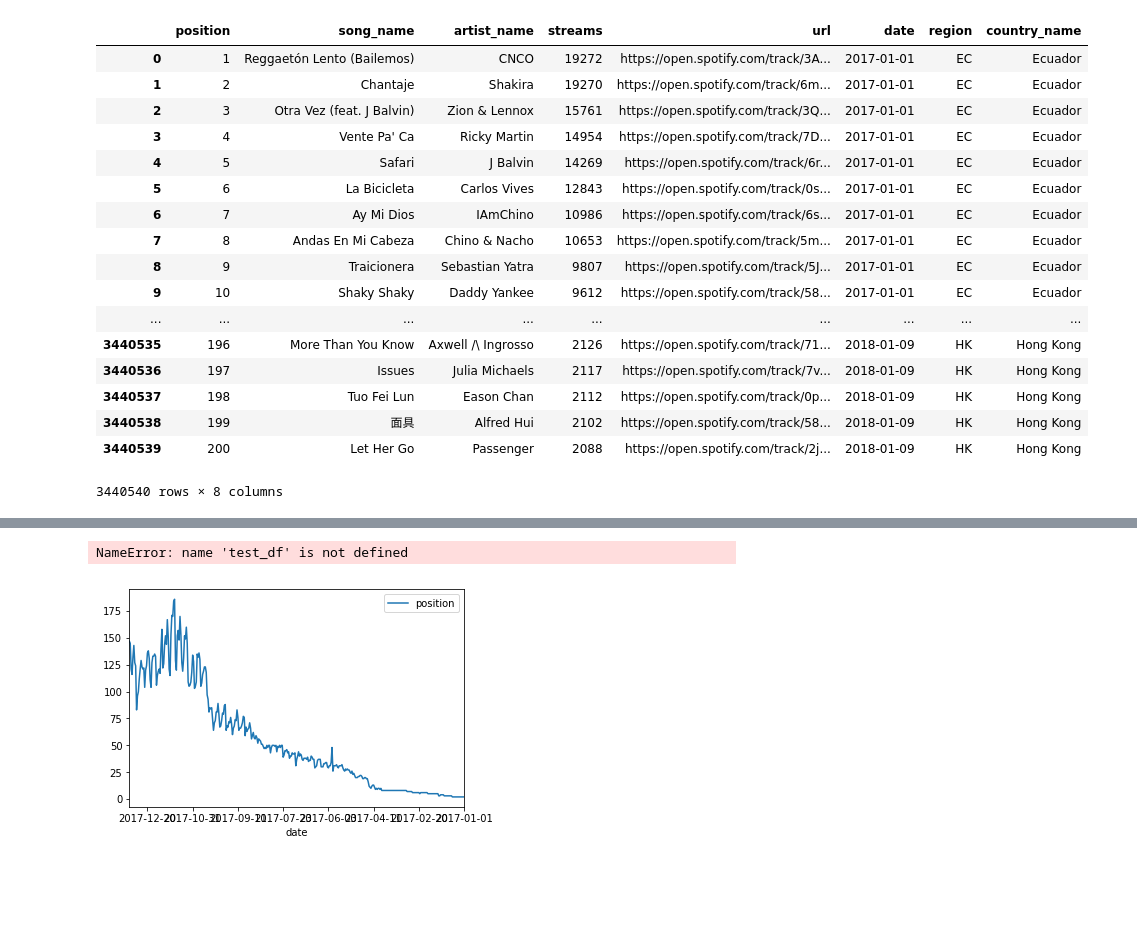
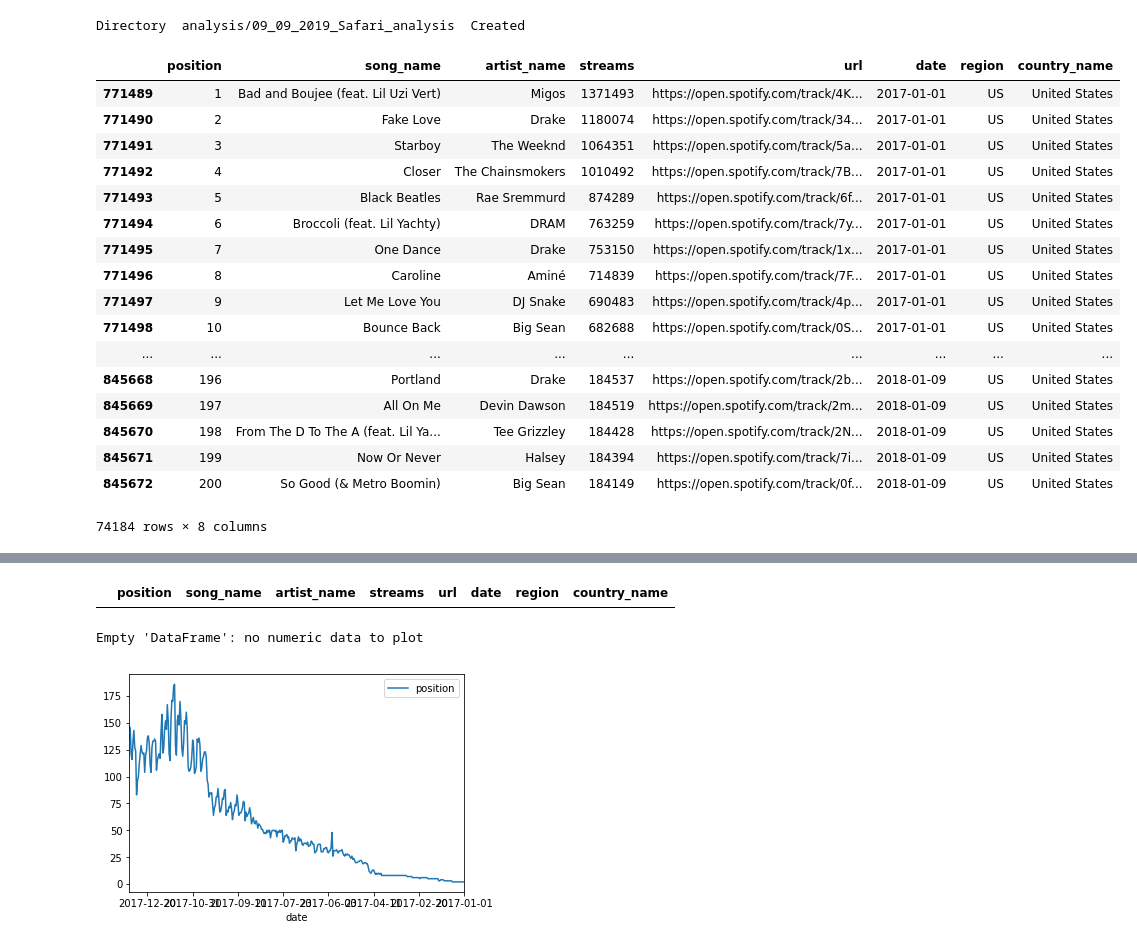
Before and after one commit to MaurizioMartin/data-analysis-pipeline, a Jupyter notebook: df.ipynb, the cells around one changed output, grey strips where cells are left out. Drawn from its saved outputs; the diff is of its cells as text; code cells hidden in the pictures; blank space fills up the shorter version.

```diff
--- a/df.ipynb
+++ b/df.ipynb
@@ -7,26 +5,39 @@ FileNotFoundError: [Errno 2] File b'output/cleaned_historic_data.csv' does not e
 # %%
 song_data_df = pd.read_csv("output/cleaned_song_data.csv")
-# %%
-historic_df
-# %% [output]
-|  | position | song_name | artist_name | streams | url | date | region | country_name |
-| 0 | 1 | Reggaetón Lento (Bailemos) | CNCO | 19272 | https://open.spotify.com/track/3A... | 2017-01-01 | EC | Ecuador |
-| 1 | 2 | Chantaje | Shakira | 19270 | https://open.spotify.com/track/6m... | 2017-01-01 | EC | Ecuador |
-| 2 | 3 | Otra Vez (feat. J Balvin) | Zion & Lennox | 15761 | https://open.spotify.com/track/3Q... | 2017-01-01 | EC | Ecuador |
-| 3 | 4 | Vente Pa' Ca | Ricky Martin | 14954 | https://open.spotify.com/track/7D... | 2017-01-01 | EC | Ecuador |
-| 4 | 5 | Safari | J Balvin | 14269 | https://open.spotify.com/track/6r... | 2017-01-01 | EC | Ecuador |
-| 5 | 6 | La Bicicleta | Carlos Vives | 12843 | https://open.spotify.com/track/0s... | 2017-01-01 | EC | Ecuador |
-| 6 | 7 | Ay Mi Dios | IAmChino | 10986 | https://open.spotify.com/track/6s... | 2017-01-01 | EC | Ecuador |
-| 7 | 8 | Andas En Mi Cabeza | Chino & Nacho | 10653 | https://open.spotify.com/track/5m... | 2017-01-01 | EC | Ecuador |
-| 8 | 9 | Traicionera | Sebastian Yatra | 9807 | https://open.spotify.com/track/5J... | 2017-01-01 | EC | Ecuador |
-| 9 | 10 | Shaky Shaky | Daddy Yankee | 9612 | https://open.spotify.com/track/58... | 2017-01-01 | EC | Ecuador |
-| ... | ... | ... | ... | ... | ... | ... | ... | ... |
-| 3440535 | 196 | More Than You Know | Axwell /\ Ingrosso | 2126 | https://open.spotify.com/track/71... | 2018-01-09 | HK | Hong Kong |
-| 3440536 | 197 | Issues | Julia Michaels | 2117 | https://open.spotify.com/track/7v... | 2018-01-09 | HK | Hong Kong |
-| 3440537 | 198 | Tuo Fei Lun | Eason Chan | 2112 | https://open.spotify.com/track/0p... | 2018-01-09 | HK | Hong Kong |
-| 3440538 | 199 | 面具 | Alfred Hui | 2102 | https://open.spotify.com/track/58... | 2018-01-09 | HK | Hong Kong |
-| 3440539 | 200 | Let Her Go | Passenger | 2088 | https://open.spotify.com/track/2j... | 2018-01-09 | HK | Hong Kong |
-3440540 rows × 8 columns
+# %%
+import os
+from datetime import date
+song="Safari"
+fileName = date.today().strftime("%d_%m_%Y_"+song+"_analysis")
+dirName='analysis/'+fileName
+try:
+    os.mkdir(dirName)
+    print("Directory " , dirName ,  " Created ")
+except FileExistsError:
+    print("Directory " , dirName ,  " already exists")
+# %% [output]
+Directory  analysis/09_09_2019_Safari_analysis  Created
+# %%
+historic_df[historic_df.region=="US"]
+# %% [output]
+|  | position | song_name | artist_name | streams | url | date | region | country_name |
+| 771489 | 1 | Bad and Boujee (feat. Lil Uzi Vert) | Migos | 1371493 | https://open.spotify.com/track/4K... | 2017-01-01 | US | United States |
+| 771490 | 2 | Fake Love | Drake | 1180074 | https://open.spotify.com/track/34... | 2017-01-01 | US | United States |
+| 771491 | 3 | Starboy | The Weeknd | 1064351 | https://open.spotify.com/track/5a... | 2017-01-01 | US | United States |
+| 771492 | 4 | Closer | The Chainsmokers | 1010492 | https://open.spotify.com/track/7B... | 2017-01-01 | US | United States |
+| 771493 | 5 | Black Beatles | Rae Sremmurd | 874289 | https://open.spotify.com/track/6f... | 2017-01-01 | US | United States |
+| 771494 | 6 | Broccoli (feat. Lil Yachty) | DRAM | 763259 | https://open.spotify.com/track/7y... | 2017-01-01 | US | United States |
+| 771495 | 7 | One Dance | Drake | 753150 | https://open.spotify.com/track/1x... | 2017-01-01 | US | United States |
+| 771496 | 8 | Caroline | Aminé | 714839 | https://open.spotify.com/track/7F... | 2017-01-01 | US | United States |
+| 771497 | 9 | Let Me Love You | DJ Snake | 690483 | https://open.spotify.com/track/4p... | 2017-01-01 | US | United States |
+| 771498 | 10 | Bounce Back | Big Sean | 682688 | https://open.spotify.com/track/0S... | 2017-01-01 | US | United States |
+| ... | ... | ... | ... | ... | ... | ... | ... | ... |
+| 845668 | 196 | Portland | Drake | 184537 | https://open.spotify.com/track/2b... | 2018-01-09 | US | United States |
+| 845669 | 197 | All On Me | Devin Dawson | 184519 | https://open.spotify.com/track/2m... | 2018-01-09 | US | United States |
+| 845670 | 198 | From The D To The A (feat. Lil Ya... | Tee Grizzley | 184428 | https://open.spotify.com/track/2N... | 2018-01-09 | US | United States |
+| 845671 | 199 | Now Or Never | Halsey | 184394 | https://open.spotify.com/track/7i... | 2018-01-09 | US | United States |
+| 845672 | 200 | So Good (& Metro Boomin) | Big Sean | 184149 | https://open.spotify.com/track/0f... | 2018-01-09 | US | United States |
+74184 rows × 8 columns
 # %%
 song_data_df
 # %% [output]
@@ -53,11 +67,19 @@ test_df = historic_df[(historic_df.song_name=="Safari") & (historic_df.region=="
+# %%
+us_df
+# %% [output]
+|  | position | song_name | artist_name | streams | url | date | region | country_name |
 # %%
 import matplotlib.pyplot as plt
 # %%
-test_df.plot(x="date",y="position")
-plt.ylim(100,0)
-plt.xticks(rotation=45)
+try:
+    us_df.plot(x="date",y="position")
+    plt.ylim(100,0)
+    plt.xticks(rotation=45)
+    plt.show()
+except TypeError as te:
+    print(te)
 # %% [output]
-NameError: name 'test_df' is not defined
+Empty 'DataFrame': no numeric data to plot
 # %%
 test_df.plot(x="date",y="position")
 plt.gca().invert_xaxis()
```
Also changed, not shown: parts of 6 cells of this notebook, 4 other files.
